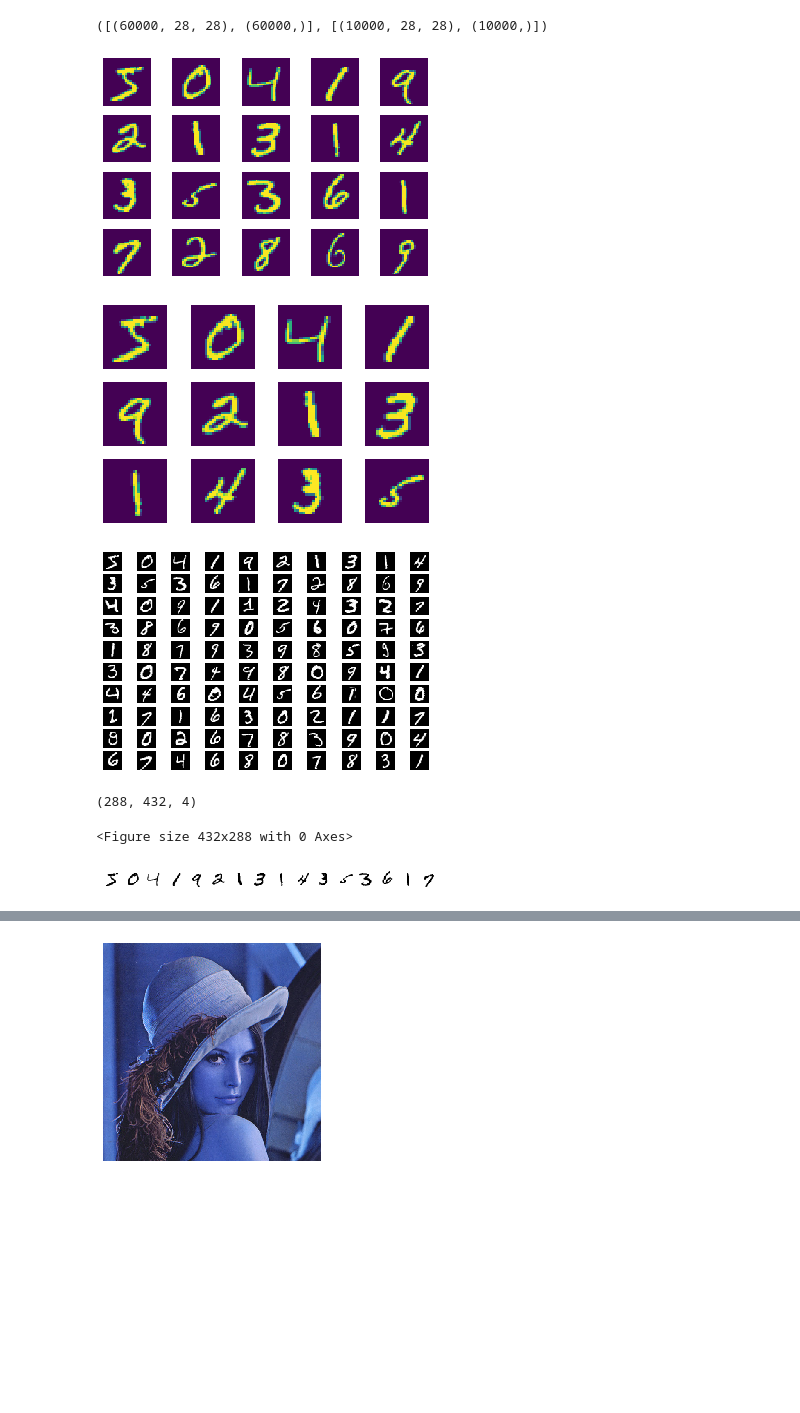
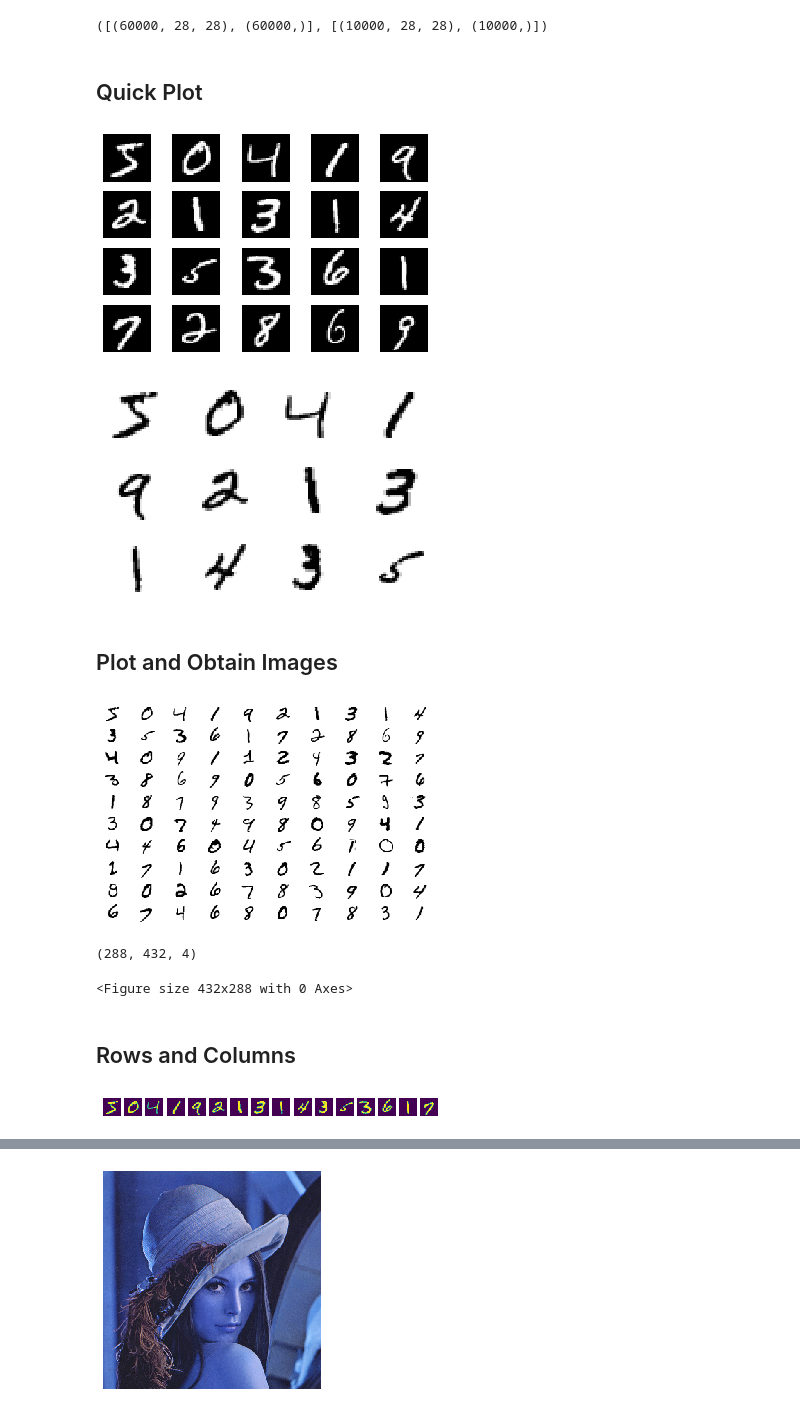
Before and after one commit to saravanabalagi/imshowtools, a Jupyter notebook: example/example.ipynb, the cells around one changed output, grey strips where cells are left out. Drawn from its saved outputs; the diff is of its cells as text; code cells hidden in the pictures; blank space fills up the shorter version.

```diff
--- a/example/example.ipynb
+++ b/example/example.ipynb
@@ -10,14 +10,18 @@ x_train, x_test = x_train / 255.0, x_test / 255.0
 [x_train.shape, y_train.shape], [x_test.shape, y_test.shape]
 # %% [output]
 ([(60000, 28, 28), (60000,)], [(10000, 28, 28), (10000,)])
+# %% [markdown]
+## Quick Plot
 # %%
 imshow(*x_train[:20])
-imshow(*x_train[:12])
+imshow(*x_train[:12], cmap='binary')
 # %% [output]
-[figure, old version]
+[figure, new version]
-[figure, old version]
+[figure, new version]
+# %% [markdown]
+## Plot and Obtain Images
 # %%
-imshow(*x_train[:100], cmap='gray')
+imshow(*x_train[:100], cmap='binary')
 # %% [output]
-[figure, old version]
+[figure, new version]
 # %%
@@ -26,8 +33,10 @@ image.shape
 # %% [output]
 (288, 432, 4)
 <Figure size 432x288 with 0 Axes>
+# %% [markdown]
+## Rows and Columns
 # %%
-imshow(*x_train[:16], cmap='binary', rows=1)
+imshow(*x_train[:16], cmap='viridis', rows=1)
 # %% [output]
-[figure, old version]
+[figure, new version]
 # %%
```
Also changed, not shown: parts of 5 cells of this notebook, 1 other file.
